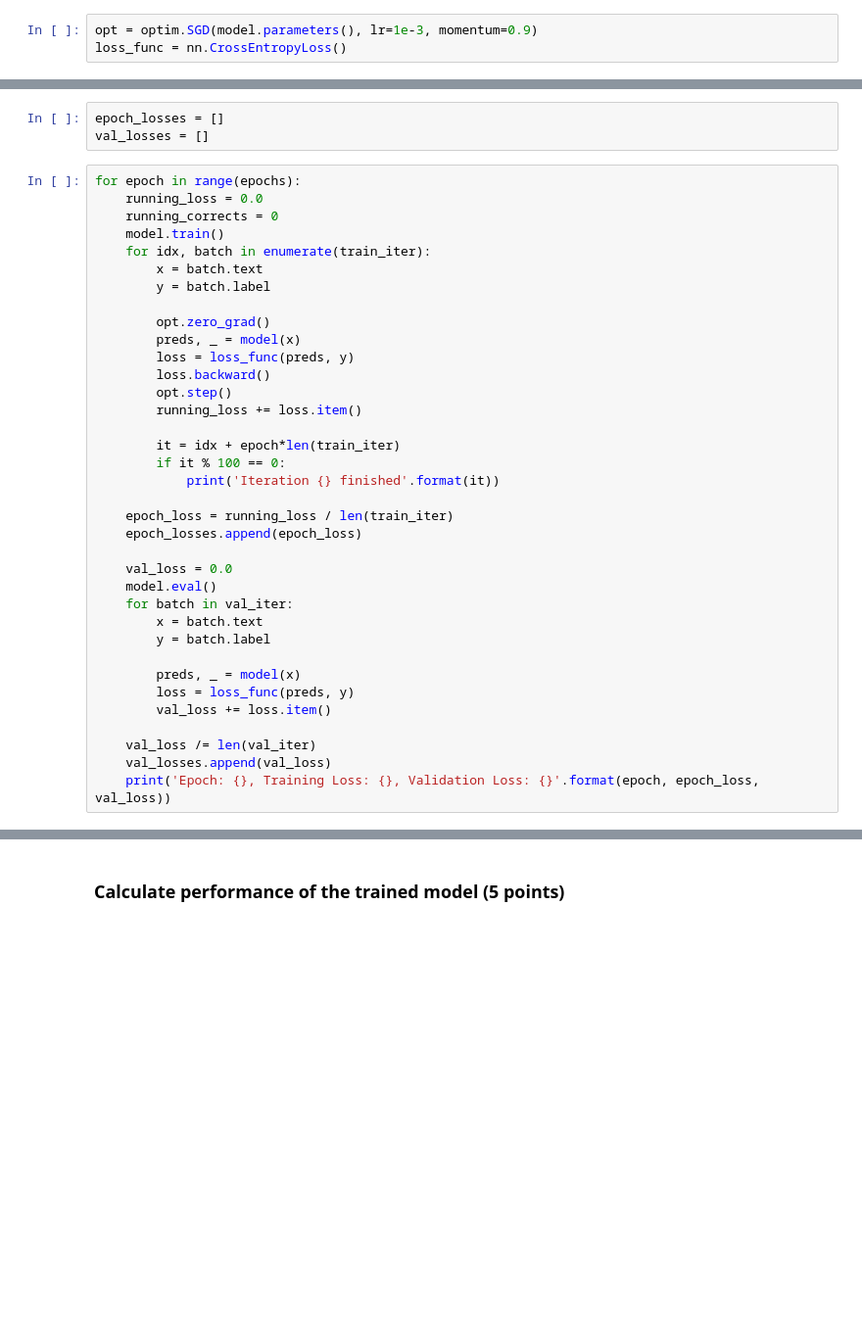
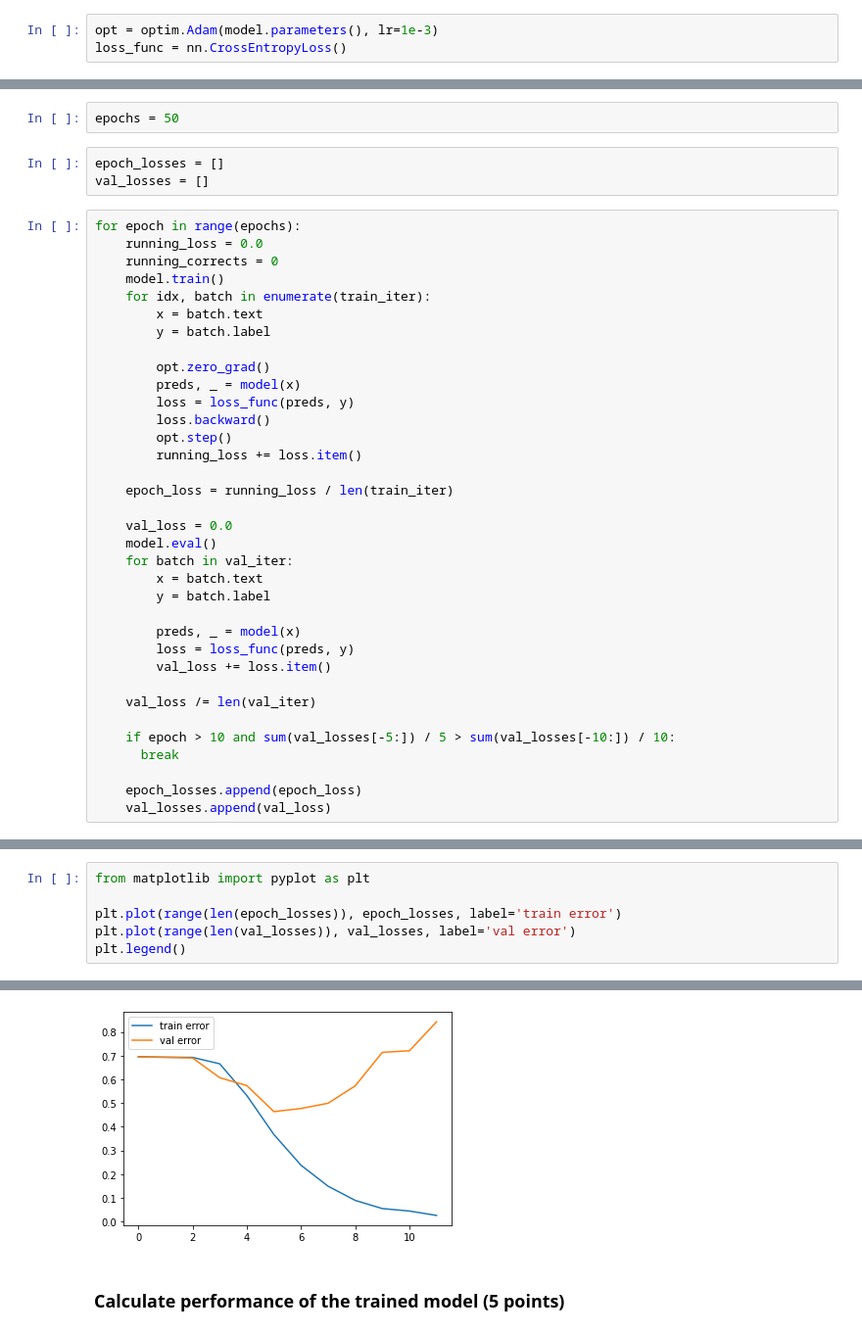
Before and after one commit to Serega6678/cs224n_by_iPavlov, a Jupyter notebook: Task-2-Serega6678/task3_sentiment_rnn.ipynb, the cells around one changed output, grey strips where cells are left out. Shown at 98% size. Drawn from its saved outputs; the diff is of its cells as text; blank space fills up the shorter version.

Commit message:
trainning improved

```diff
--- a/Task-2-Serega6678/task3_sentiment_rnn.ipynb
+++ b/Task-2-Serega6678/task3_sentiment_rnn.ipynb
@@ -139,7 +139,7 @@ RNNBaseline(
 # %% [markdown]
 Define the optimization and the loss functions.
 # %%
-opt = optim.SGD(model.parameters(), lr=1e-3, momentum=0.9)
+opt = optim.Adam(model.parameters(), lr=1e-3)
 loss_func = nn.CrossEntropyLoss()
 # %% [markdown]
 Define the stopping criteria.
@@ -149,3 +146,5 @@ epochs = 2
+# %%
+epochs = 50
 # %%
 epoch_losses = []
 val_losses = []
@@ -165,12 +164,7 @@ for epoch in range(epochs):
         opt.step()
         running_loss += loss.item()
 
-        it = idx + epoch*len(train_iter)
-        if it % 100 == 0:
-            print('Iteration {} finished'.format(it))
-
     epoch_loss = running_loss / len(train_iter)
-    epoch_losses.append(epoch_loss)
 
     val_loss = 0.0
     model.eval()
@@ -183,5 +177,9 @@ for epoch in range(epochs):
         val_loss += loss.item()
 
     val_loss /= len(val_iter)
+
+    if epoch > 10 and sum(val_losses[-5:]) / 5 > sum(val_losses[-10:]) / 10:
+      break
+
+    epoch_losses.append(epoch_loss)
     val_losses.append(val_loss)
-    print('Epoch: {}, Training Loss: {}, Validation Loss: {}'.format(epoch, epoch_loss, val_loss))
@@ -196,0 +190,7 @@ Epoch: 1, Training Loss: 0.6942912655590224, Validation Loss: 0.6934277097047385
+# %%
+from matplotlib import pyplot as plt
+
+plt.plot(range(len(epoch_losses)), epoch_losses, label='train error')
+plt.plot(range(len(val_losses)), val_losses, label='val error')
+plt.legend()
+# %% [output]
@@ -197,3 +198,4 @@ Epoch: 1, Training Loss: 0.6942912655590224, Validation Loss: 0.6934277097047385
+[figure, added]
 # %% [markdown]
 ### Calculate performance of the trained model (5 points)
 # %%
```
Also changed, not shown: parts of 21 cells of this notebook.
